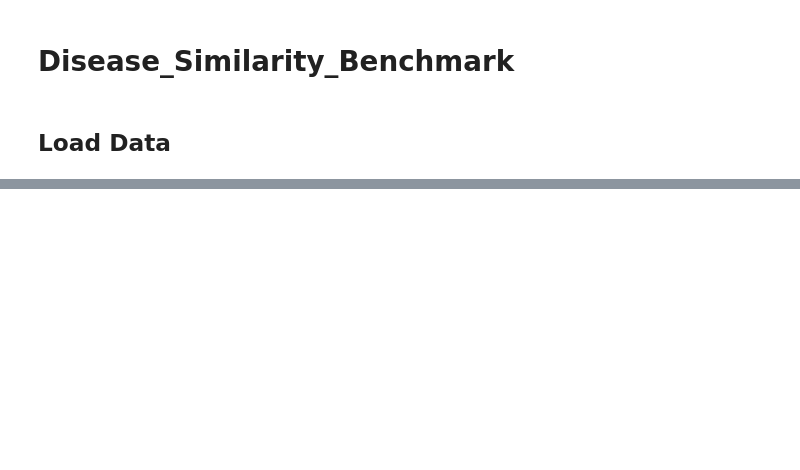
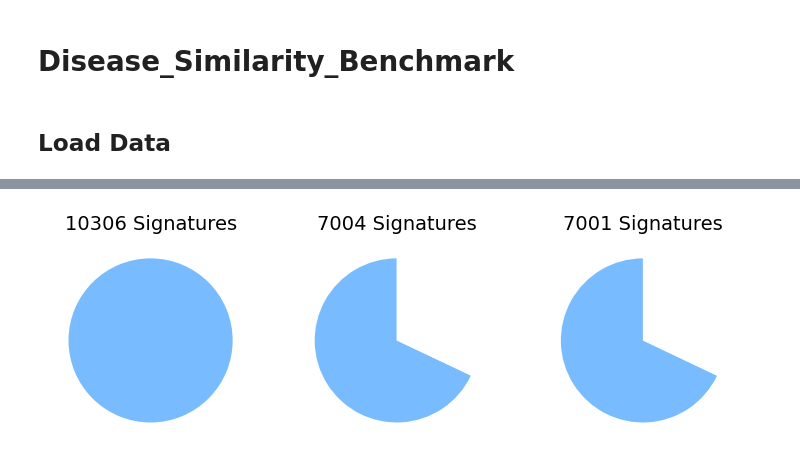
Before and after one commit to 00dylan00/Disease-Signatures, a Jupyter notebook: documentation/DiSignAtlas.Disease_Similarity_Benchmark.ipynb, the cells around one changed output, grey strips where cells are left out. Cells and saved outputs as stored; diff of their text form; code cells hidden in the pictures; blank space fills up the shorter version.

```diff
--- a/documentation/DiSignAtlas.Disease_Similarity_Benchmark.ipynb
+++ b/documentation/DiSignAtlas.Disease_Similarity_Benchmark.ipynb
@@ -371,0 +181,47 @@ data_matrix_low_sp[nan_mask] = d_default_value.get(metric_evaluated)
+# %%
+import matplotlib.pyplot as plt
+
+# Assuming values for n_step_0, n_step_1, and n_step_2 for demonstration
+n_step_0 = df_data_info.shape[0]
+n_step_1 = df_data_info[
+    (df_data_info["organism"] == "Homo sapiens")
+    & (
+        (df_data_info["library_strategy"] == "RNA-Seq")
+        | (df_data_info["library_strategy"] == "Microarray")
+    )
+].shape[0]
+n_step_2 = df_data_info_processed_filtered.shape[0]
+
+# Define labels and sizes for the pie charts
+sizes_step_0 = [n_step_0, 0]  # Initially, nothing is filtered out
+sizes_step_1 = [n_step_1, n_step_0 - n_step_1]
+sizes_step_2 = [n_step_2, n_step_0 - n_step_2]
+
+# Define colors for the pie charts
+colors = ["#78bcffff", "white"]
+
+# Generate the pie charts without labels or percentages, only colors and titles
+fig, ax = plt.subplots(1, 3, figsize=(9, 3))
+
+ax[0].pie(sizes_step_0, colors=colors, startangle=90)
+ax[0].set_title(f"{n_step_0} Signatures", fontsize=14)
+ax[0].set(aspect="equal")
+ax[0].set_axis_off()  # Remove borders and ticks
+
+ax[1].pie(sizes_step_1, colors=colors, startangle=90)
+ax[1].set_title(f"{n_step_1} Signatures", fontsize=14)
+ax[1].set(aspect="equal")
+ax[1].set_axis_off()  # Remove borders and ticks
+
+ax[2].pie(sizes_step_2, colors=colors, startangle=90)
+ax[2].set_title(f"{n_step_2} Signatures", fontsize=14)
+ax[2].set(aspect="equal")
+ax[2].set_axis_off()  # Remove borders and ticks
+
+plt.savefig(
+    os.path.join("..", "results", "figures", "DiSignAtlas", "pre_process.png"),
+    bbox_inches="tight",
+    dpi=300,
+)
+# %% [output]
+[figure, added]
```
Also changed, not shown: parts of 111 cells of this notebook.
